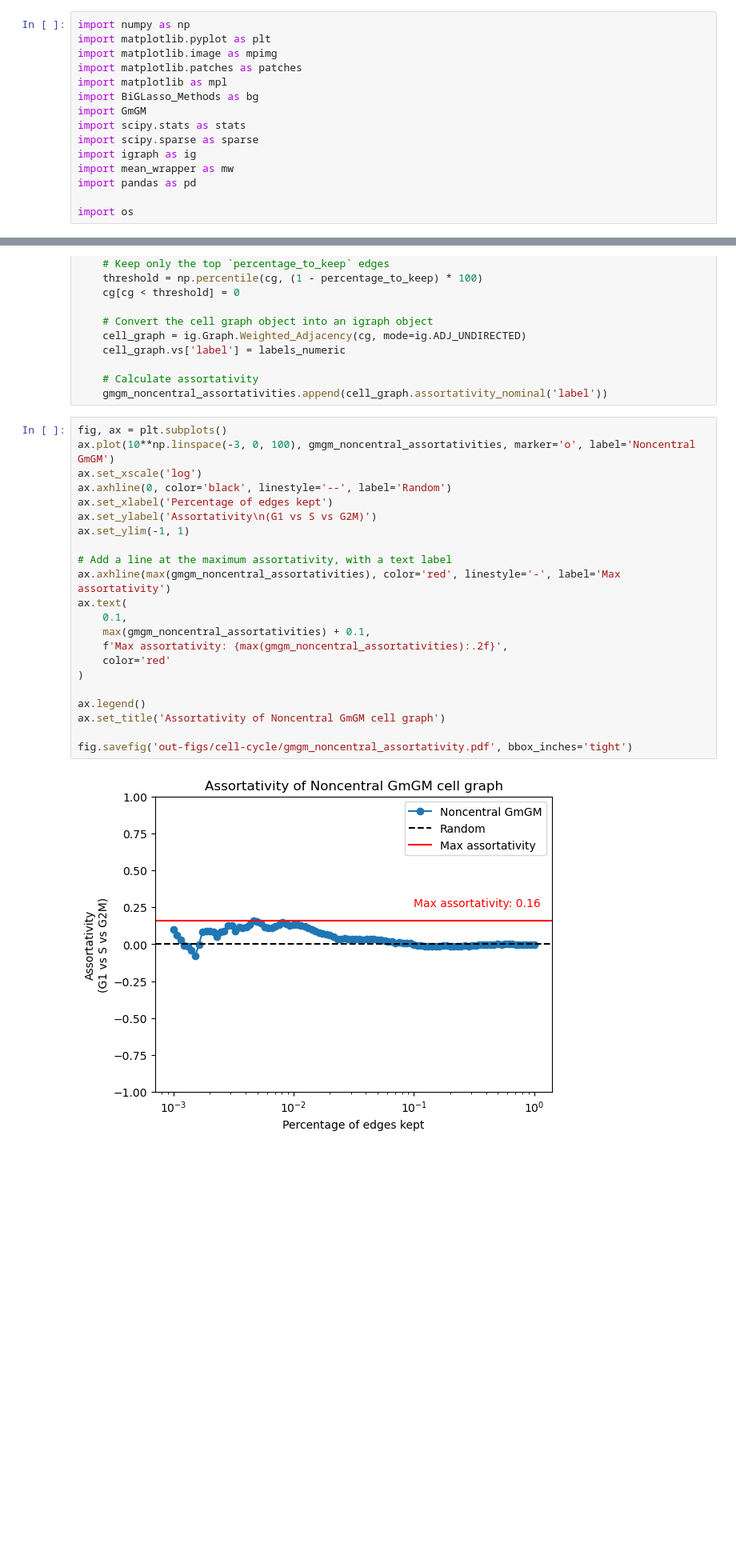
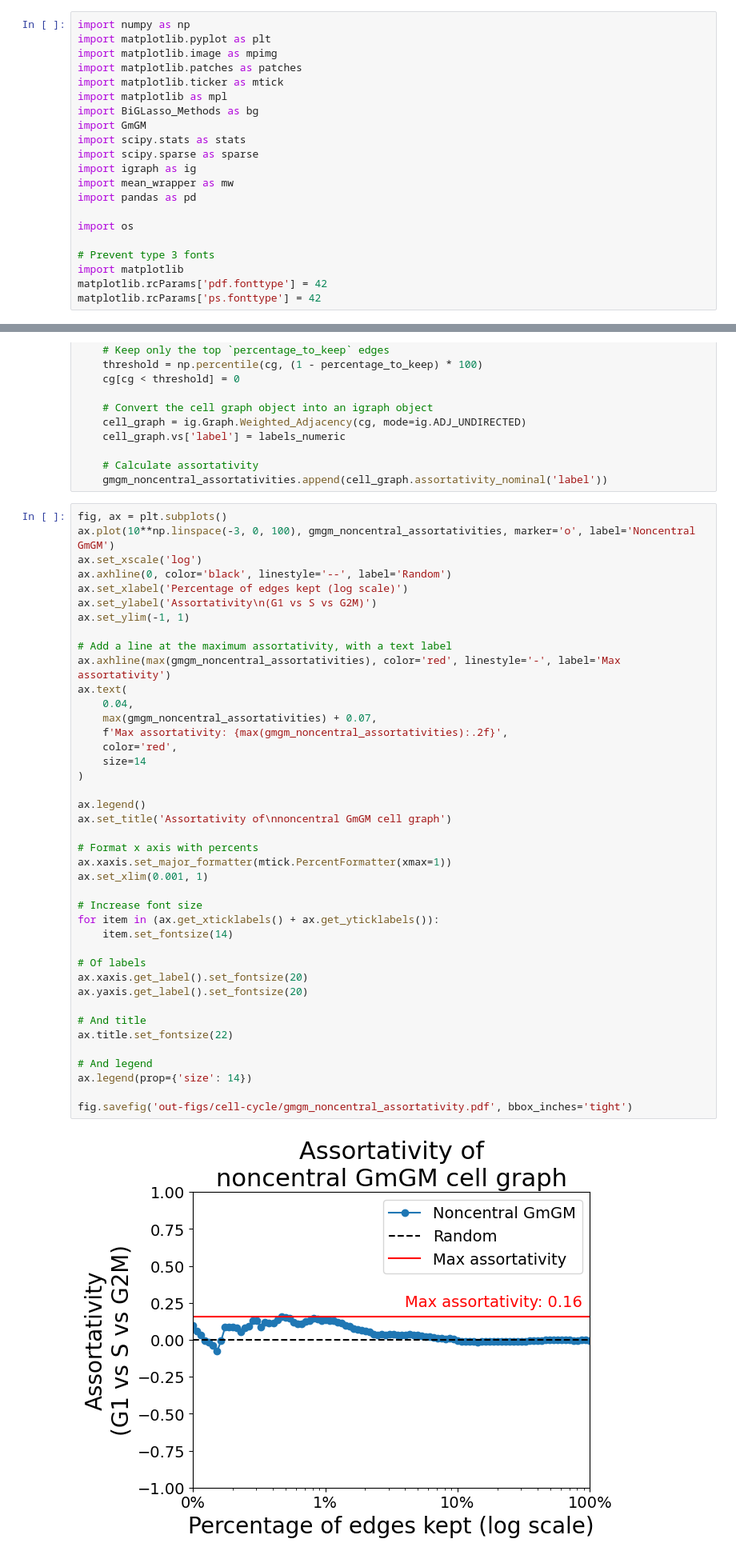
Before and after one commit to BaileyAndrew/Noncentral-KS-Normal, a Jupyter notebook: cell-cycle.ipynb, the cells around one changed output, grey strips where cells are left out. Shown at 80% size. Cells and saved outputs as stored; diff of their text form; blank space fills up the shorter version.

Commit message:
Regenerated all figures to have no Type 3 fonts

```diff
--- a/cell-cycle.ipynb
+++ b/cell-cycle.ipynb
@@ -3,6 +3,7 @@ import numpy as np
 import matplotlib.pyplot as plt
 import matplotlib.image as mpimg
 import matplotlib.patches as patches
+import matplotlib.ticker as mtick
 import matplotlib as mpl
 import BiGLasso_Methods as bg
 import GmGM
@@ -13,6 +14,11 @@ import mean_wrapper as mw
 import pandas as pd
 
 import os
+
+# Prevent type 3 fonts
+import matplotlib
+matplotlib.rcParams['pdf.fonttype'] = 42
+matplotlib.rcParams['ps.fonttype'] = 42
 # %%
 # Use pandas to read the csv `data/E-MTAB-2805/{STAGE}_singlecells_counts.txt`
 data_g1 = pd.read_csv('data/E-MTAB-2805/G1_singlecells_counts.txt', sep='\t')
@@ -355,24 +380,43 @@ for percentage_to_keep in 10**np.linspace(-3, 0, 100):
 # %%
 fig, ax = plt.subplots()
 ax.plot(10**np.linspace(-3, 0, 100), gmgm_noncentral_assortativities, marker='o', label='Noncentral GmGM')
 ax.set_xscale('log')
 ax.axhline(0, color='black', linestyle='--', label='Random')
-ax.set_xlabel('Percentage of edges kept')
+ax.set_xlabel('Percentage of edges kept (log scale)')
 ax.set_ylabel('Assortativity\n(G1 vs S vs G2M)')
 ax.set_ylim(-1, 1)
 
 # Add a line at the maximum assortativity, with a text label
 ax.axhline(max(gmgm_noncentral_assortativities), color='red', linestyle='-', label='Max assortativity')
 ax.text(
-    0.1,
-    max(gmgm_noncentral_assortativities) + 0.1,
+    0.04,
+    max(gmgm_noncentral_assortativities) + 0.07,
     f'Max assortativity: {max(gmgm_noncentral_assortativities):.2f}',
-    color='red'
+    color='red',
+    size=14
 )
 
 ax.legend()
-ax.set_title('Assortativity of Noncentral GmGM cell graph')
+ax.set_title('Assortativity of\nnoncentral GmGM cell graph')
+
+# Format x axis with percents
+ax.xaxis.set_major_formatter(mtick.PercentFormatter(xmax=1))
+ax.set_xlim(0.001, 1)
+
+# Increase font size
+for item in (ax.get_xticklabels() + ax.get_yticklabels()):
+    item.set_fontsize(14)
+
+# Of labels
+ax.xaxis.get_label().set_fontsize(20)
+ax.yaxis.get_label().set_fontsize(20)
+
+# And title
+ax.title.set_fontsize(22)
+
+# And legend
+ax.legend(prop={'size': 14})
 
 fig.savefig('out-figs/cell-cycle/gmgm_noncentral_assortativity.pdf', bbox_inches='tight')
 # %% [output]
-[figure, old version]
+[figure, new version]
```
Also changed, not shown: parts of 1 cell of this notebook, 22 other files.
